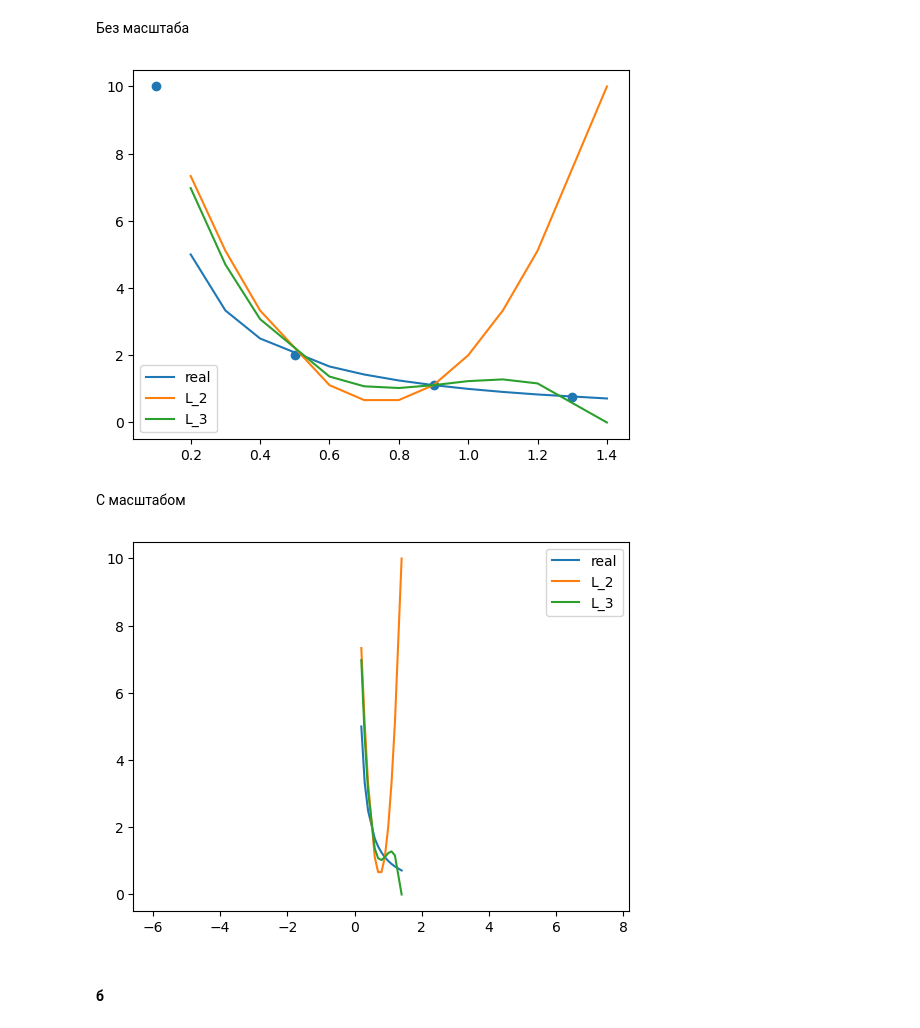
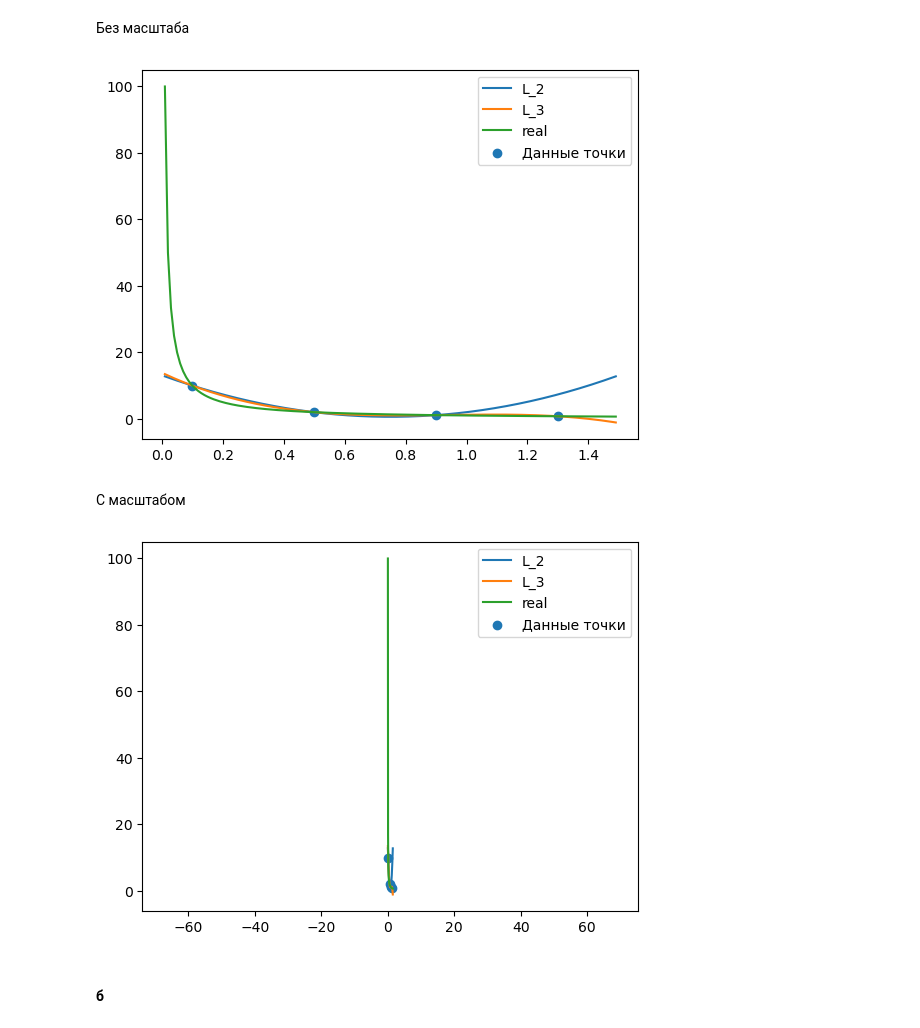
Before and after one commit to JRTitor/Numer, a Jupyter notebook: lab3/lab3_1.ipynb, the cells around one changed output. Drawn from its saved outputs; the diff is of its cells as text; code cells hidden in the pictures.

```diff
--- a/lab3/lab3_1.ipynb
+++ b/lab3/lab3_1.ipynb
@@ -18,9 +11,0 @@ def error (y_real, y_counted):
-# %%
-def f(x):
-    return 1 / x
-x_point = 0.8
-# %%
-def frange(start, stop, step):
-    while start < stop:
-        yield start
-        start += step
@@ -33,2 +12,20 @@ $  P_n (x_i) = f_i $
+# %%
+import matplotlib.pyplot as plt
+from math import factorial
+import typing
+
+def error (y_real:float, y_counted:float) -> float:
+    return abs(abs(y_real) - abs(y_counted))
+
+def f(x:float) -> float:
+    return 1 / x
+x_point = 0.8
+
+def frange(start:float, stop:float, step:float) -> float:
+    while start < stop:
+        yield start
+        start += step
+
+Check = [x for x in frange(0.01, 1.5, 0.01)]
 # %% [markdown]
 ### Лангранж
@@ -35,11 +36,11 @@ $  P_n (x_i) = f_i $
 # %%
-def omega(x_point, X):
+def omega(x_point:float, X:list) -> float:
     res = 1
     for x in X:
         res *= (x_point - x)
     return res
 
-def omega1(x_i, X):
+def omega1(x_i:float, X:list) -> float:
     res = 1
     for x in X:
         if x_i == x:
@@ -47,7 +48,10 @@ def omega1(x_i, X):
         res *= (x_i - x)
     return res
 
-def lagarange(X, x_point, f):
+def lagarange(X:list, x_point:float, f:typing.Callable[[float], float]) -> float:
     return sum([f(x) * omega(x_point, X) / (x_point - x)  / omega1(x, X) for x in X])
-def L_i(X, Check, f):
+def L_i(X:list, Check:list, f:typing.Callable[[float], float]) -> float:
     return [lagarange(X, x_point, f) for x_point in Check if x_point not in X]
+
+def error2(x_point:float, X:list, Check:list, f:typing.Callable[[float], float]) -> float:
+    return abs(omega(x_point, X)) * max(abs(f(x)**(len(X))) for x in Check) /factorial(len(X))
@@ -101,26 +101,27 @@ l_2 = L_i(X[:3], Check, f)
 # %% [markdown]
 Без масштаба
 # %%
-plt.plot(Check, [f(x) for x in Check] , label='real')
 plt.plot(Check, l_2, label='L_2')
 plt.plot(Check, l_3, label='L_3')
-plt.scatter(X, Y)
-
+plt.plot(Check, [f(x) for x in Check] , label='real')
+plt.scatter(X, Y, label='Данные точки')
 plt.legend()
 plt.show()
 # %% [output]
-[figure, old version]
+[figure, new version]
 # %% [markdown]
 С масштабом
 # %%
-plt.plot(Check, [f(x) for x in Check] , label='real')
+
 plt.plot(Check, l_2, label='L_2')
 plt.plot(Check, l_3, label='L_3')
+plt.plot(Check, [f(x) for x in Check] , label='real')
+plt.scatter(X, Y, label='Данные точки')
 plt.axis('equal')
 plt.legend()
 plt.show()
 # %% [output]
-[figure, old version]
+[figure, new version]
 # %% [markdown]
 #### б
 # %% [markdown]
```
Also changed, not shown: parts of 24 cells of this notebook, 6 other files.
